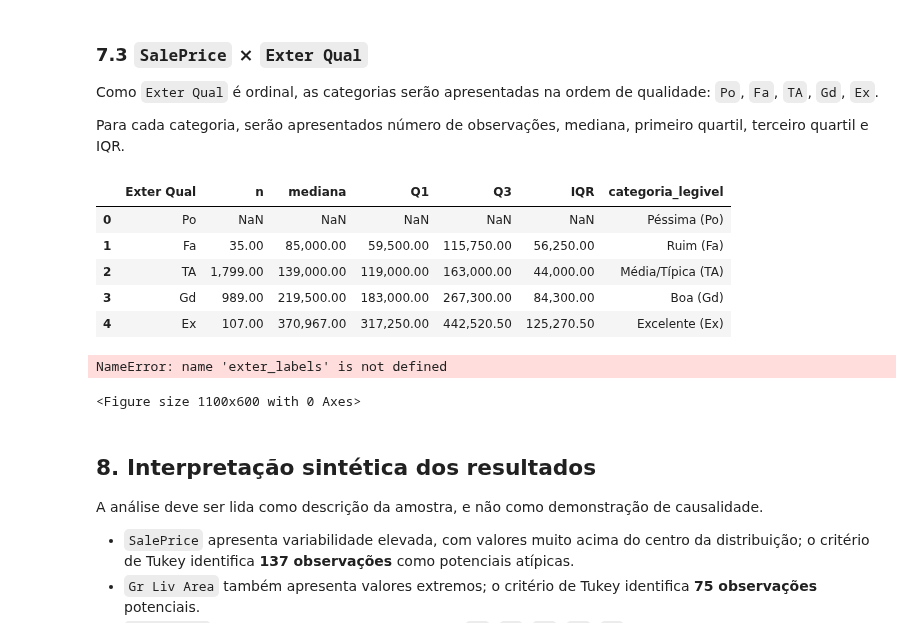
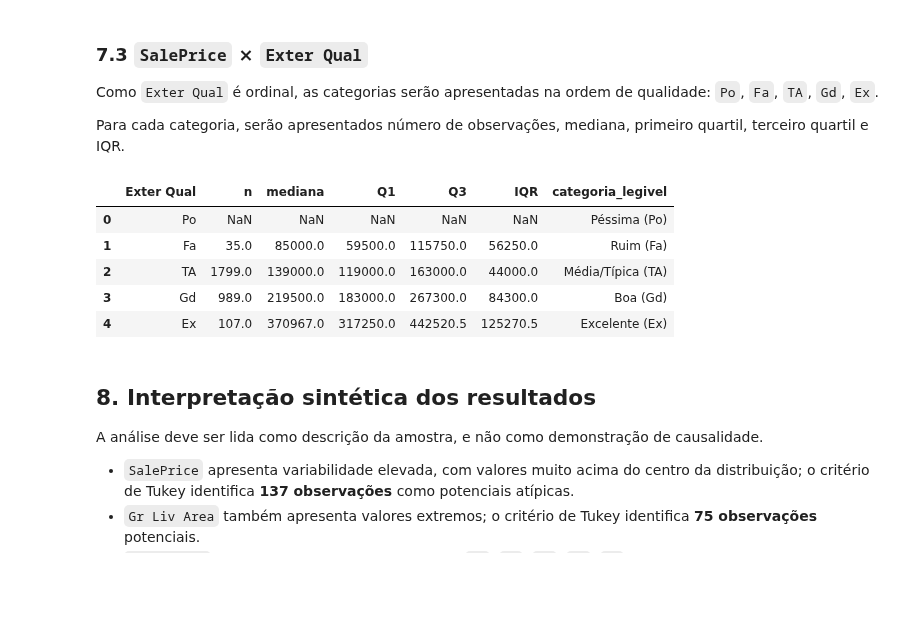
Before and after one commit to Luisao2007/met-quant-trabalho, a Jupyter notebook: notebooks/ap1.ipynb, the cells around one changed output. Cells and saved outputs as stored; diff of their text form; code cells hidden in the pictures; blank space fills up the shorter version.

```diff
--- a/notebooks/ap1.ipynb
+++ b/notebooks/ap1.ipynb
@@ -477,39 +496,39 @@ Como `Exter Qual` é ordinal, as categorias serão apresentadas na ordem de qual
 Para cada categoria, serão apresentados número de observações, mediana, primeiro quartil, terceiro quartil e IQR.
 # %%
 exter_price = (
-    df.groupby("Exter Qual", observed=True)["SalePrice"]
+    imoveis.groupby("Exter Qual", observed=True)["SalePrice"]
       .agg(
           n="size",
           mediana="median",
           Q1=lambda x: x.quantile(.25),
           Q3=lambda x: x.quantile(.75)
       )
       .reindex(["Po", "Fa", "TA", "Gd", "Ex"])
 )
 
 exter_price["IQR"] = exter_price["Q3"] - exter_price["Q1"]
 exter_price = exter_price.reset_index()
 
 exter_price["categoria_legivel"] = exter_price["Exter Qual"].map({
     "Po": "Péssima (Po)",
     "Fa": "Ruim (Fa)",
     "TA": "Média/Típica (TA)",
     "Gd": "Boa (Gd)",
     "Ex": "Excelente (Ex)"
 })
 
 exter_price
 # %% [output]
 |  | Exter Qual | n | mediana | Q1 | Q3 | IQR | categoria_legivel |
 | 0 | Po | NaN | NaN | NaN | NaN | NaN | Péssima (Po) |
-| 1 | Fa | 35.00 | 85,000.00 | 59,500.00 | 115,750.00 | 56,250.00 | Ruim (Fa) |
-| 2 | TA | 1,799.00 | 139,000.00 | 119,000.00 | 163,000.00 | 44,000.00 | Média/Típica (TA) |
-| 3 | Gd | 989.00 | 219,500.00 | 183,000.00 | 267,300.00 | 84,300.00 | Boa (Gd) |
-| 4 | Ex | 107.00 | 370,967.00 | 317,250.00 | 442,520.50 | 125,270.50 | Excelente (Ex) |
+| 1 | Fa | 35.0 | 85000.0 | 59500.0 | 115750.0 | 56250.0 | Ruim (Fa) |
+| 2 | TA | 1799.0 | 139000.0 | 119000.0 | 163000.0 | 44000.0 | Média/Típica (TA) |
+| 3 | Gd | 989.0 | 219500.0 | 183000.0 | 267300.0 | 84300.0 | Boa (Gd) |
+| 4 | Ex | 107.0 | 370967.0 | 317250.0 | 442520.5 | 125270.5 | Excelente (Ex) |
 # %%
 # Boxplot de SalePrice por Exter Qual
 ordered = ["Po", "Fa", "TA", "Gd", "Ex"]
-box_data = [df.loc[df["Exter Qual"] == cat, "SalePrice"] for cat in ordered]
+box_data = [imoveis.loc[imoveis["Exter Qual"] == cat, "SalePrice"] for cat in ordered]
 
 plt.figure(figsize=(11, 6))
 plt.boxplot(box_data, labels=[exter_labels[c] for c in ordered])
@@ -519,9 +538,6 @@ plt.ylabel("SalePrice (US$)")
 plt.xticks(rotation=20)
 plt.tight_layout()
 plt.show()
-# %% [output]
-NameError: name 'exter_labels' is not defined
-<Figure size 1100x600 with 0 Axes>
 # %% [markdown]
 ## 8. Interpretação sintética dos resultados
 
```
Also changed, not shown: parts of 15 cells of this notebook.
